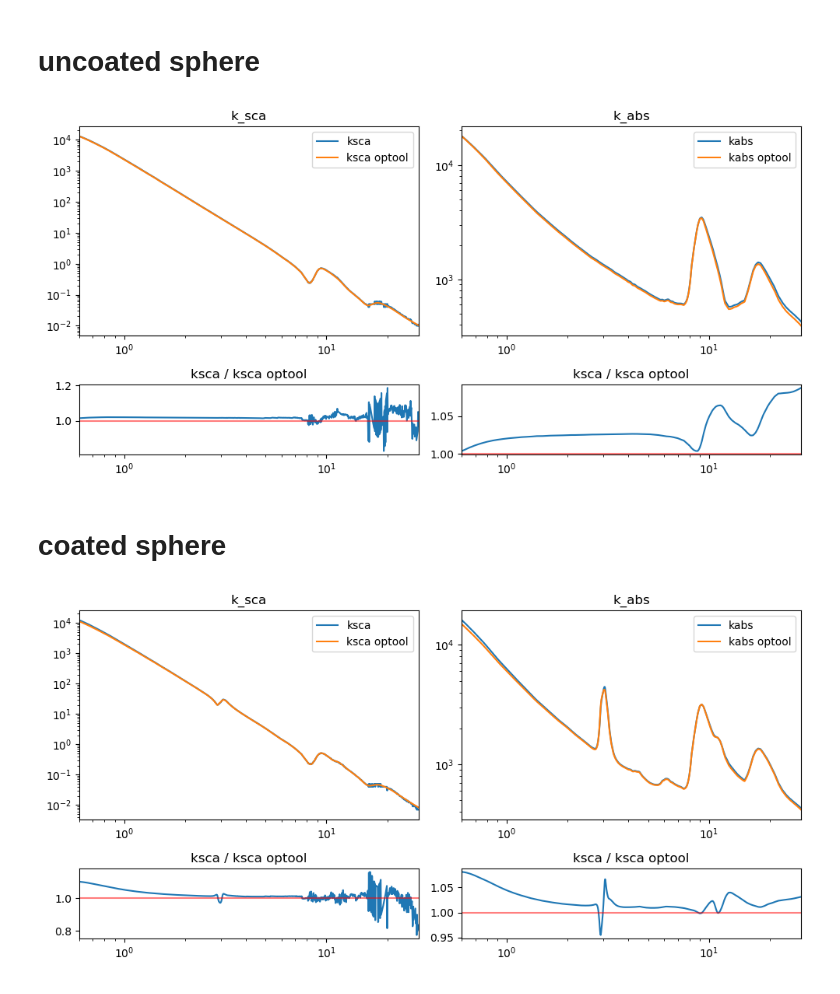
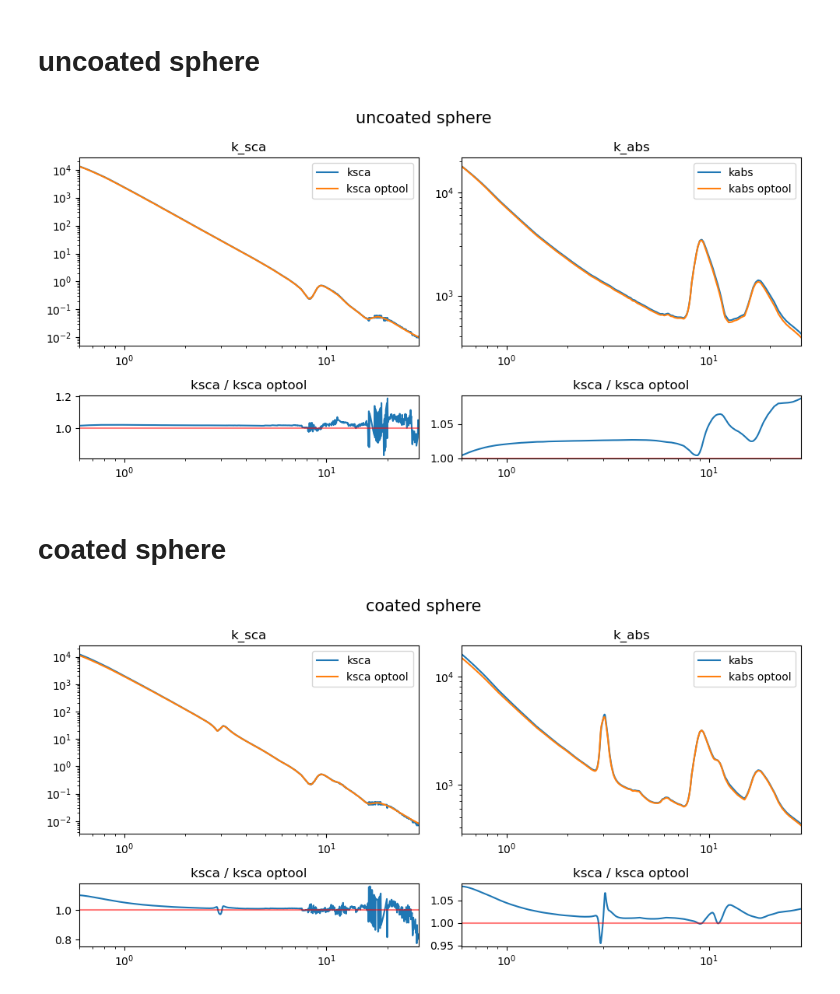
Before and after one commit to zweesing/thesis_project_code, a Jupyter notebook: testing.ipynb, the cells around one changed output. Drawn from its saved outputs; the diff is of its cells as text; code cells hidden in the pictures.

```diff
--- a/testing.ipynb
+++ b/testing.ipynb
@@ -508,11 +508,13 @@ def plot_all(lam, kext, kabs, kabs_op, ksca_op):
     plt.legend()
     plt.show()
 
-def plot_separate(lam, kext, kabs, kabs_op, ksca_op):
+def plot_separate(lam, kext, kabs, kabs_op, ksca_op,title):
+    ksca = kext - kabs
     fig, ax = plt.subplots(2, 2, figsize=(10, 5), gridspec_kw = {'height_ratios':[3,1]})
 
+    fig.suptitle(title,fontsize=15)
 
-    ax[0,0].plot(lam, kext - kabs, label="ksca")
+    ax[0,0].plot(lam, ksca, label="ksca")
     ax[0,1].plot(lam, kabs, label="kabs")
 
     ax[0,0].plot(lam, ksca_op, label="ksca optool")
@@ -536,7 +538,7 @@ def plot_separate(lam, kext, kabs, kabs_op, ksca_op):
     ax[0,1].set_yscale("log")
 
     # bottom row, the differences
-    ax[1,0].plot(lam, (kext - kabs) / ksca_op)
+    ax[1,0].plot(lam, ksca / ksca_op)
     ax[1,0].set_title('ksca / ksca optool')
     ax[1,0].set_xscale("log")
     ax[1,0].axhline(1, color='red', alpha=0.5)
@@ -563,22 +556,22 @@ plot_separate(lam, kext, kabs, kabs_op, ksca_op)
 # %% [markdown]
 # uncoated sphere
 # %%
-run_dir = 'test_w_optool_unc_sphere'
+run_dir = 'runs/big_spectrum_compare_w_optool_runs/test_w_optool_unc_sphere'
 
 lam, kext, kabs = read_in_file(f'{run_dir}/results.dat')
 lam_op, kabs_op, ksca_op = read_in_file_optool(f'{run_dir}/dustkapscatmat_mie.inp')
 # plot_all(lam, kext, kabs, kabs_op, ksca_op)
-plot_separate(lam, kext, kabs, kabs_op, ksca_op)
+plot_separate(lam, kext, kabs, kabs_op, ksca_op,title='uncoated sphere')
 # %% [output]
-[figure, old version]
+[figure, new version]
 # %% [markdown]
 # coated sphere
 # %%
-run_dir = 'test_w_optool_coat_sphere'
+run_dir = 'runs/big_spectrum_compare_w_optool_runs/test_w_optool_coat_sphere'
 
 lam, kext, kabs = read_in_file(f'{run_dir}/results.dat')
 lam_op, kabs_op, ksca_op = read_in_file_optool(f'{run_dir}/dustkapscatmat_mie.inp')
 # plot_all(lam, kext, kabs, kabs_op, ksca_op)
-plot_separate(lam, kext, kabs, kabs_op, ksca_op)
+plot_separate(lam, kext, kabs, kabs_op, ksca_op,title='coated sphere')
 # %% [output]
-[figure, old version]
+[figure, new version]
```
Also changed, not shown: parts of 5 cells of this notebook, 13 other files.
